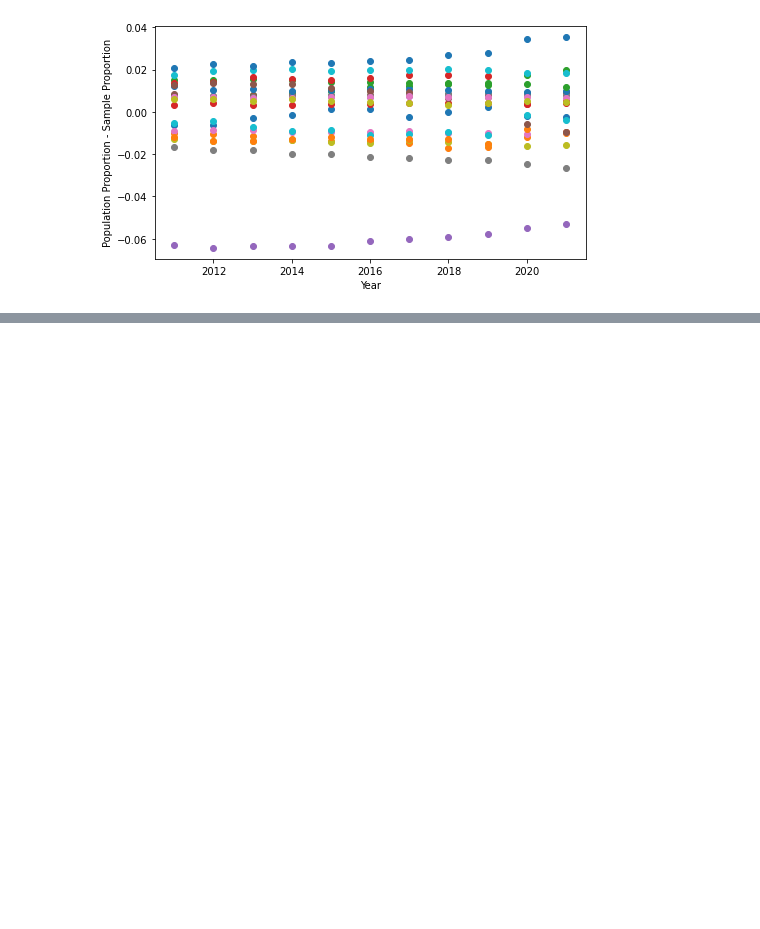
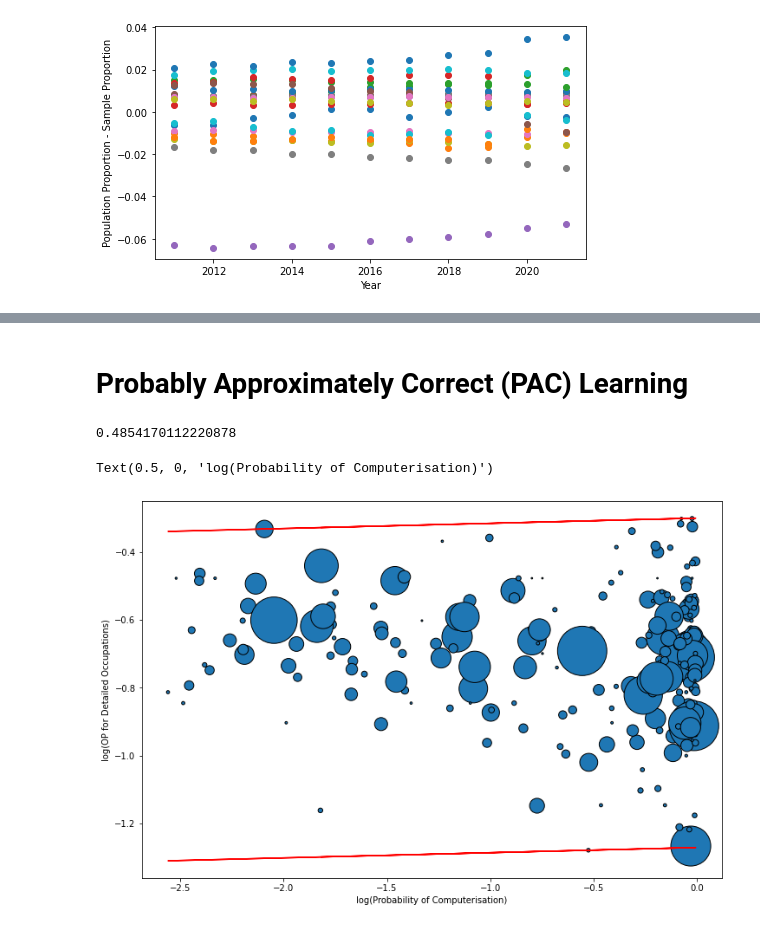
Before and after one commit to terencetan-c/4YP-The-Future-of-Work, a Jupyter notebook: Data modelling/Data modelling OP.ipynb, the cells around one changed output, grey strips where cells are left out. Saved outputs shown, nothing was run; the diff lists cells and outputs as text; code cells hidden in the pictures; blank space fills up the shorter version.

```diff
--- a/Data modelling/Data modelling OP.ipynb
+++ b/Data modelling/Data modelling OP.ipynb
@@ -637,0 +590,2 @@ auto_data
+# %% [markdown]
+# Probably Approximately Correct (PAC) Learning
@@ -637,0 +594,28 @@ auto_data
+# %%
+# Define and solve the CVXPY problem.
+x1 = cp.Variable(1)
+x2 = cp.Variable(1)
+x3 = cp.Variable(1)
+
+
+prob = cp.Problem(cp.Minimize(x1),
+                 [y_training - x2*x_training - x3 - x1 <= 0,
+                  -y_training + x2*x_training + x3 - x1 <= 0])
+
+prob.solve()
+# %% [output]
+0.4854170112220878
+# %%
+fig, ax = plt.subplots()
+fig.set_size_inches(12, 8)
+plt.scatter(x_training,y_training,s=weights,edgecolors='black')
+
+plt.plot(x_training,(x_training*x2.value[0])+x3.value[0]+x1.value[0],color='r')
+plt.plot(x_training,(x_training*x2.value[0])+x3.value[0]-x1.value[0],color='r')
+
+
+plt.ylabel('log(OP for Detailed Occupations)')
+plt.xlabel('log(Probability of Computerisation)')
+# %% [output]
+Text(0.5, 0, 'log(Probability of Computerisation)')
+[figure, added]
```
Also changed, not shown: parts of 27 cells of this notebook, 16 other files.
